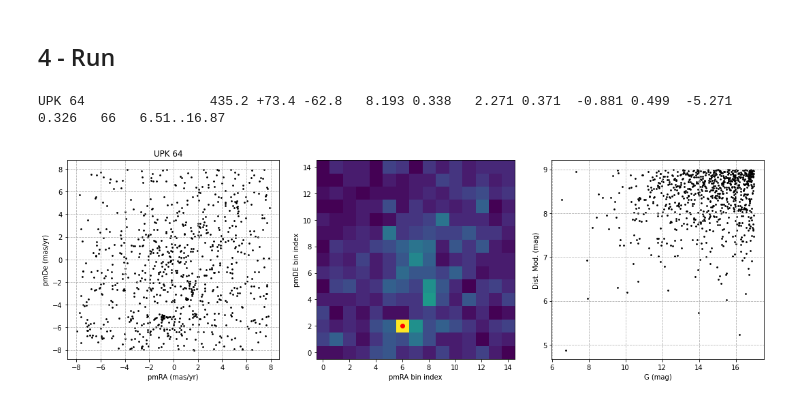
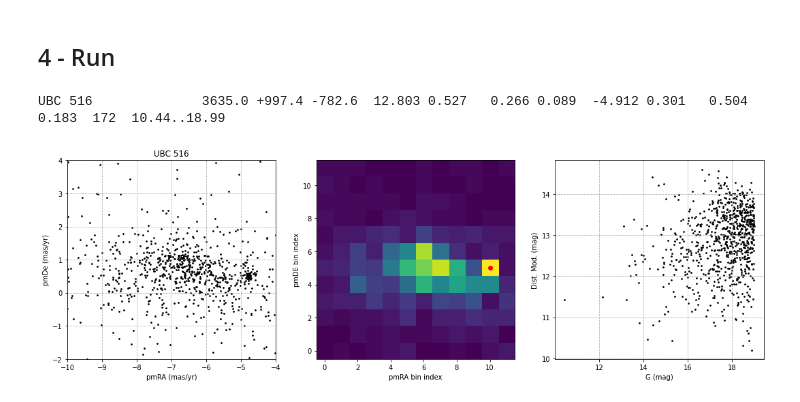
Before and after one commit to balessi/GaiaDR2clusters, a Jupyter notebook: code/Bailer-Jones.ipynb, the cells around one changed output. Saved outputs shown, nothing was run; the diff lists cells and outputs as text; code cells hidden in the pictures.

Commit message:
use of pm limits

```diff
--- a/code/Bailer-Jones.ipynb
+++ b/code/Bailer-Jones.ipynb
@@ -48,7 +48,7 @@ uns = [['h','m','s'],['d','m','s']]
 # %% [markdown]
 ## 2 - Catalogue access
 # %%
-def query_data(ra, de, rad, mag_lim, pm_lim, dist_lim=None):
+def query_data(ra, de, rad, mag_lim, pmra_min, pmra_max, pmde_min, pmde_max, dist_lim=None):
     qry = query
     de_hi = de + rad + 0.0001
     de_lo = de - rad - 0.0001
@@ -63,8 +63,10 @@ def query_data(ra, de, rad, mag_lim, pm_lim, dist_lim=None):
     resultset = tap_service.run_async(qry, maxrec=160000) # tap_service.hardlimit = 16000000
     df = resultset.to_table().to_pandas()
     df = df.set_index('source_id')
-    df = df[np.abs(df['pmra']) < pm_lim]
-    df = df[np.abs(df['pmdec']) < pm_lim]
+    df = df[df['pmra'] > pmra_min]
+    df = df[df['pmra'] < pmra_max]
+    df = df[df['pmdec'] > pmde_min]
+    df = df[df['pmdec'] < pmde_max]
     df = df.sort_values(by='ra')
     df['dist_mod'] = 5 * np.log10(df['r_med_geo']) - 5
     if dist_lim:
@@ -87,18 +89,20 @@ def convert(_ra, _dec, diam):
 ## 3 - VPD scatter plot and 2D Histogram (returning PMs for the bin with highest count)
 # %%
 # Build a VPD (Vector Proper Motion Diagram) scatter plot
-def plot_VPD(data, title):
+def plot_VPD(data, title, pmra_min, pmra_max, pmde_min, pmde_max):
     pmras = data['pmra']
     pmdes = data['pmdec']
     xs, ys = pmras, pmdes
     plt.title(title)
+    plt.xlim(pmra_min, pmra_max)
+    plt.ylim(pmde_min, pmde_max)
     plt.xlabel('pmRA (mas/yr)')
     plt.ylabel('pmDe (mas/yr)')
     plt.grid(True, linestyle='dashed')
     plt.scatter(xs, ys, s=3, color='black')
 
 # Calculates the median distance modulus of the stars within <limit> of the estimated pms
-def calculate_estimates(data, est_pmra, est_pmde, limit = 1.5):
+def calculate_estimates(data, est_pmra, est_pmde, limit = 1):
     def filter_pms(pmra, pmde):
         return (abs(est_pmra - pmra) < limit) and (abs(est_pmde - pmde) < limit)
     filter_fn = lambda x: filter_pms(x['pmra'], x['pmdec'])
@@ -116,10 +120,10 @@ def calculate_estimates(data, est_pmra, est_pmde, limit = 1.5):
     return data, dist, err_dist, par, err_par, pmra, err_pmra, pmde, err_pmde, gmin, gmax, len(dists)
 
 # Build 2D histogram for proper motions and returns average PMs for the bin with the highest count
-def plot_pm_hist(data, pm_lim, num_bins = 15):
+def plot_pm_hist(data, pmra_min, pmra_max, pmde_min, pmde_max, num_bins = 12):
     xs = data['pmra']
     ys = data['pmdec']
-    _range = [[-pm_lim, pm_lim], [-pm_lim, pm_lim]]
+    _range = [[pmra_min, pmra_max], [pmde_min, pmde_max]]
     counts, xedges, yedges = np.histogram2d(xs, ys, bins = num_bins, range = _range)
     x_ind, y_ind = np.unravel_index(np.argmax(counts), counts.shape)
     est_pmRA = (xedges[x_ind] + xedges[x_ind+1]) / 2
@@ -141,12 +145,12 @@ def plot_mag_par(data):
     plt.scatter(xs, ys, s=3, color='black')
 
 # plot estimates and both graphics side-by-side
-def plot_all(data, cl_name, pm_lim):
+def plot_all(data, cl_name, pmra_min, pmra_max, pmde_min, pmde_max):
     fig = plt.figure(figsize=(15,5))
     plt.subplot(131)
-    plot_VPD(data, cl_name)
+    plot_VPD(data, cl_name, pmra_min, pmra_max, pmde_min, pmde_max)
     plt.subplot(132)
-    stars, dist_mod, err_dist, par, err_par, pmra, err_pmra, pmde, err_pmde, gmin, gmax, n = plot_pm_hist(data, pm_lim)
+    stars, dist_mod, err_dist, par, err_par, pmra, err_pmra, pmde, err_pmde, gmin, gmax, n = plot_pm_hist(data, pmra_min, pmra_max, pmde_min, pmde_max)
     plt.subplot(133)
     plot_mag_par(data)
     plt.tight_layout()
@@ -161,21 +165,21 @@ def plot_all(data, cl_name, pm_lim):
     estimates += f'{n:>5}  {gmin:5.2f}..{gmax:5.2f}'
     print(estimates)
 
-def process(name, coordinates, diam_arcmin, mag_lim, pm_lim, dist_lim=None):
+def process(name, coordinates, diam_arcmin, mag_lim,  pmra_min, pmra_max, pmde_min, pmde_max, dist_lim=None):
     has_minus = '-' in coordinates
     ra_sexa, de_sexa = coordinates.split('-') if has_minus else coordinates.split('+')
     if has_minus:
         de_sexa = '-' + de_sexa
     ra_deg, de_deg, rad_deg = convert(ra_sexa.strip(), de_sexa.strip(), diam_arcmin)
-    df = query_data(ra_deg, de_deg, rad_deg, mag_lim, pm_lim, dist_lim)
-    plot_all(df, name, pm_lim)
+    df = query_data(ra_deg, de_deg, rad_deg, mag_lim, pmra_min, pmra_max, pmde_min, pmde_max, dist_lim)
+    plot_all(df, name, pmra_min, pmra_max, pmde_min, pmde_max)
 # %% [markdown]
 ## 4 - Run
 # %%
-#         name         coord                  dia  mag  pm  dist
-#process('Alessi 62', '18 56 06.2 +21 35 49', 36,  16,  5,  None) #dist is upper limit in dmod (if < 20) or pc otherwise
+#         name         coord                  dia   mag   pm  dist
+#process('Alessi 62', '18 56 06.2 +21 35 49', 36.0,  16,  5,  None) #dist is upper limit in dmod (if < 20) or pc otherwise
 
-process('UPK 64    ', '18 47 00.0 +24 41 52', 169.2, 17, 8, 9) #    442  -0.93   -5.03
+process('UBC 516', '12 10 09.9 -62 19 48', 6, 19, -10, -4, -2, 4, None)
 # %% [output]
-UPK 64                435.2 +73.4 -62.8   8.193 0.338   2.271 0.371  -0.881 0.499  -5.271 0.326   66   6.51..16.87
+UBC 516              3635.0 +997.4 -782.6  12.803 0.527   0.266 0.089  -4.912 0.301   0.504 0.183  172  10.44..18.99
-[figure, old version]
+[figure, new version]
```
